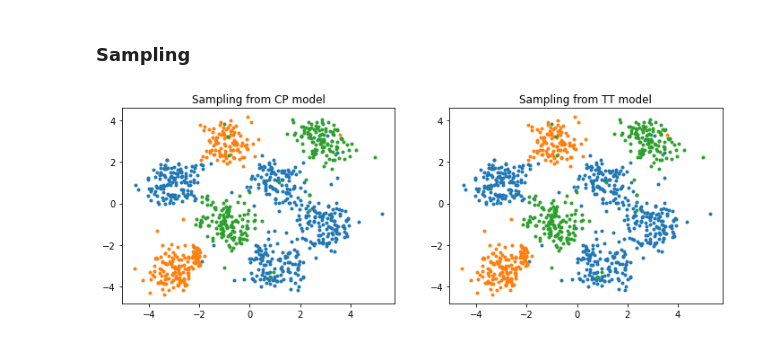
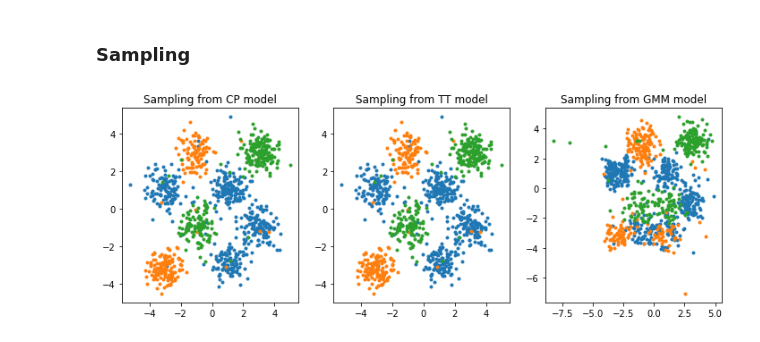
Before and after one commit to simonamtoft/tfde-tfp, a Jupyter notebook: notebooks/Heterogeneous Modelling.ipynb, the cells around one changed output. Drawn from its saved outputs; the diff is of its cells as text; code cells hidden in the pictures.

```diff
--- a/notebooks/Heterogeneous Modelling.ipynb
+++ b/notebooks/Heterogeneous Modelling.ipynb
@@ -84,10 +99,16 @@ modifiers = {
     0: {1: tfm.softplus},
     1: {1: tfm.softplus}
 }
+modifiers_GMM = {
+    0: {1: tfm.softplus},
+    1: {1: tfm.softplus},
+    2: {1: tfm.softplus}
+}
 # %%
 # Instantiate models
 TT = m.TensorTrainGeneral(K_TT, dists, params_TT, modifiers)
 CP = m.CPGeneral(K_CP, dists, params_CP, modifiers)
+GMM = m.TensorTrainGeneral(K_TT, dists_GMM, params_GMM, modifiers_GMM)
 # %% [markdown]
 ## Fit models to data
 # %%
@@ -108,0 +130,3 @@ Final loss: 3.7275028228759766
+# %%
+# train GMM
+losses_GMM = GMM.fit(batched, EPOCHS, optimizer)
@@ -148,20 +183,26 @@ Sum of categories is 0.9985023751394699
 N_samples = 1000
 TT_samples = TT.sample(N_samples)
 CP_samples = CP.sample(N_samples)
+GMM_samples = GMM.sample(N_samples)
 # %%
 # plot the samples
-f, ax = plt.subplots(1, 2, figsize=(12, 4))
+f, ax = plt.subplots(1, 3, figsize=(12, 4))
 
 ax[0].plot(CP_samples[CP_samples[:, 2] == 0, 0], CP_samples[CP_samples[:, 2] == 0, 1], '.')
 ax[0].plot(CP_samples[CP_samples[:, 2] == 1, 0], CP_samples[CP_samples[:, 2] == 1, 1], '.')
 ax[0].plot(CP_samples[CP_samples[:, 2] == 2, 0], CP_samples[CP_samples[:, 2] == 2, 1], '.')
 ax[0].set_title('Sampling from CP model')
 
 ax[1].plot(CP_samples[CP_samples[:, 2] == 0, 0], CP_samples[CP_samples[:, 2] == 0, 1], '.')
 ax[1].plot(CP_samples[CP_samples[:, 2] == 1, 0], CP_samples[CP_samples[:, 2] == 1, 1], '.')
 ax[1].plot(CP_samples[CP_samples[:, 2] == 2, 0], CP_samples[CP_samples[:, 2] == 2, 1], '.')
 ax[1].set_title('Sampling from TT model')
 
+ax[2].plot(GMM_samples[np.round(GMM_samples[:, 2]) == 0, 0], GMM_samples[np.round(GMM_samples[:, 2]) == 0, 1], '.')
+ax[2].plot(GMM_samples[np.round(GMM_samples[:, 2]) == 1, 0], GMM_samples[np.round(GMM_samples[:, 2]) == 1, 1], '.')
+ax[2].plot(GMM_samples[np.round(GMM_samples[:, 2]) == 2, 0], GMM_samples[np.round(GMM_samples[:, 2]) == 2, 1], '.')
+ax[2].set_title('Sampling from GMM model')
+
 plt.show()
 # %% [output]
-[figure, old version]
+[figure, new version]
```
Also changed, not shown: parts of 10 cells of this notebook, 1 other file.
